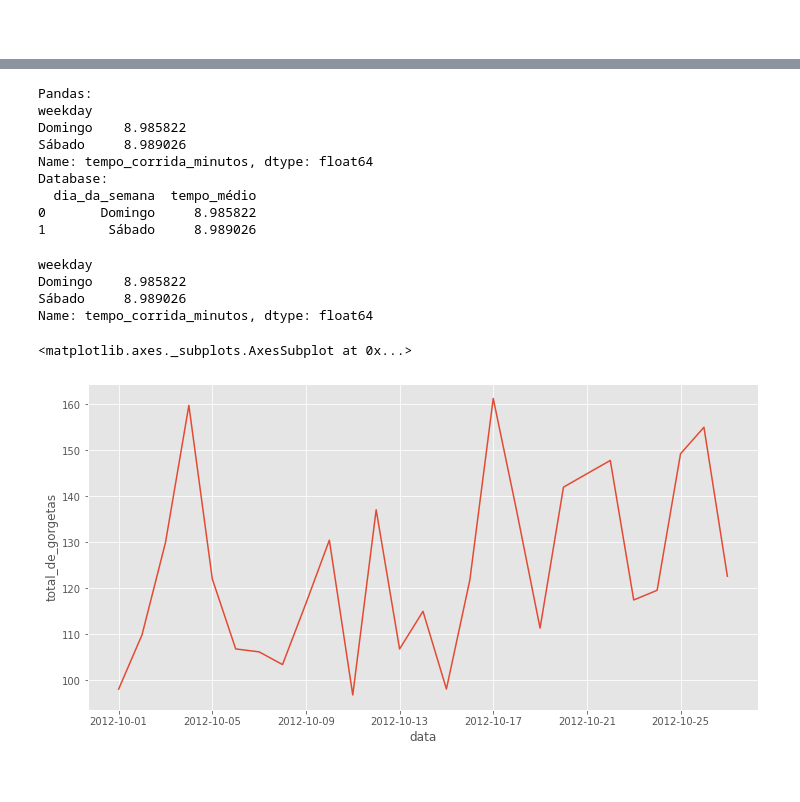
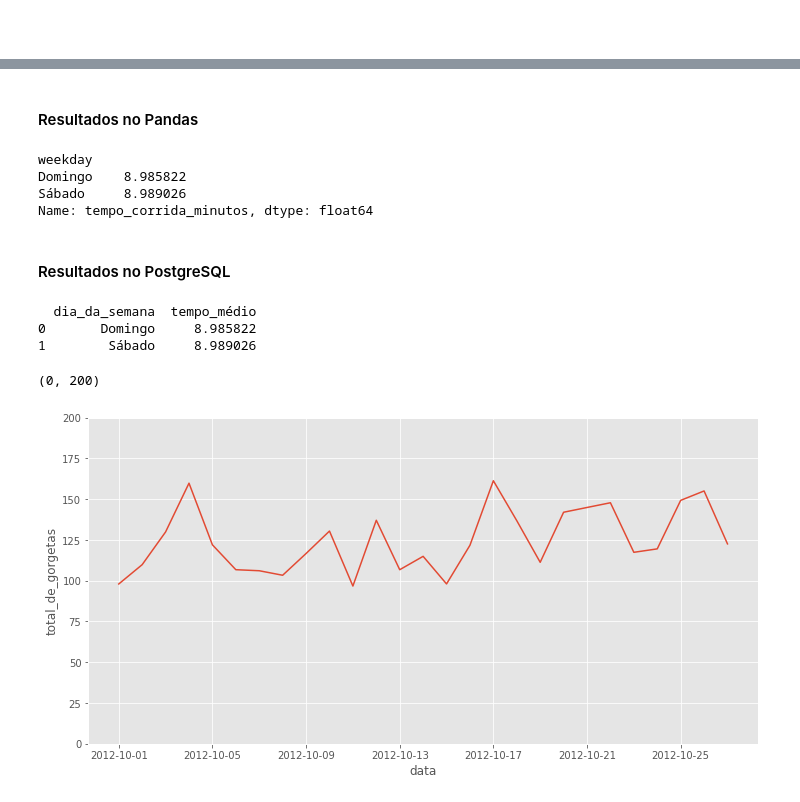
Before and after one commit to rafaelsantanaep/datasprints, a Jupyter notebook: Exploração.ipynb, the cells around one changed output, grey strips where cells are left out. Drawn from its saved outputs; the diff is of its cells as text; code cells hidden in the pictures.

```diff
--- a/Exploração.ipynb
+++ b/Exploração.ipynb
@@ -174,7 +174,7 @@ Name: vendor_id, dtype: int64
 # %%
 import psycopg2
 
-conn = psycopg2.connect("host=localhost user=rafael password=thiefbr123 dbname=datasprints port=5432")
+conn = psycopg2.connect("host=localhost user=******* password=********* dbname=datasprints port=5432")
 conn.set_session(autocommit=True)
 
 cur = conn.cursor()
@@ -446,43 +384,38 @@ results = results.rename({0.0: 'dia_da_semana', 1.0: 'tempo_médio'}, axis=1)
 df['tempo_corrida_minutos'] = (df['dropoff_datetime'] - df['pickup_datetime']).dt.total_seconds() / 60
 df['weekday'] = df['pickup_datetime'].dt.weekday
 df['weekday'] = df['weekday'].map({5.0: 'Sábado', 6.0: 'Domingo'})
+# %% [markdown]
+#### Resultados no Pandas
 # %%
-print('Pandas: ', sep='\n')
 print(df.groupby('weekday').mean()['tempo_corrida_minutos'])
-
-print('Database: ')
-print(results)
 # %% [output]
-Pandas:
 weekday
 Domingo    8.985822
 Sábado     8.989026
 Name: tempo_corrida_minutos, dtype: float64
-Database:
-  dia_da_semana  tempo_médio
-0       Domingo     8.985822
-1        Sábado     8.989026
-# %%
-df.groupby('weekday').mean()['tempo_corrida_minutos']
-# %% [output]
-weekday
-Domingo    8.985822
-Sábado     8.989026
-Name: tempo_corrida_minutos, dtype: float64
+# %% [markdown]
+#### Resultados no PostgreSQL
+# %%
+print(results)
+# %% [output]
+  dia_da_semana  tempo_médio
+0       Domingo     8.985822
+1        Sábado     8.989026
 # %%
 cur.execute("""
 SELECT inicio_datetime::date, SUM(gorgeta_valor)
 FROM trips
 WHERE EXTRACT(month FROM inicio_datetime) >= 10
 AND EXTRACT(year FROM inicio_datetime) = 2012
 GROUP BY 1
 """)
 results = cur.fetchall()
 results = pd.DataFrame(results).rename({0: 'data', 1: 'total_de_gorgetas'}, axis=1)
 results['total_de_gorgetas'] = results['total_de_gorgetas'].astype('float')
 
 plt.figure(figsize=(12,6))
 sns.lineplot(data=results, x='data', y='total_de_gorgetas')
+plt.ylim(0, 200 )
 # %% [output]
-<matplotlib.axes._subplots.AxesSubplot at 0x...>
+(0, 200)
-[figure, old version]
+[figure, new version]
```
Also changed, not shown: parts of 7 cells of this notebook, 13 other files.
